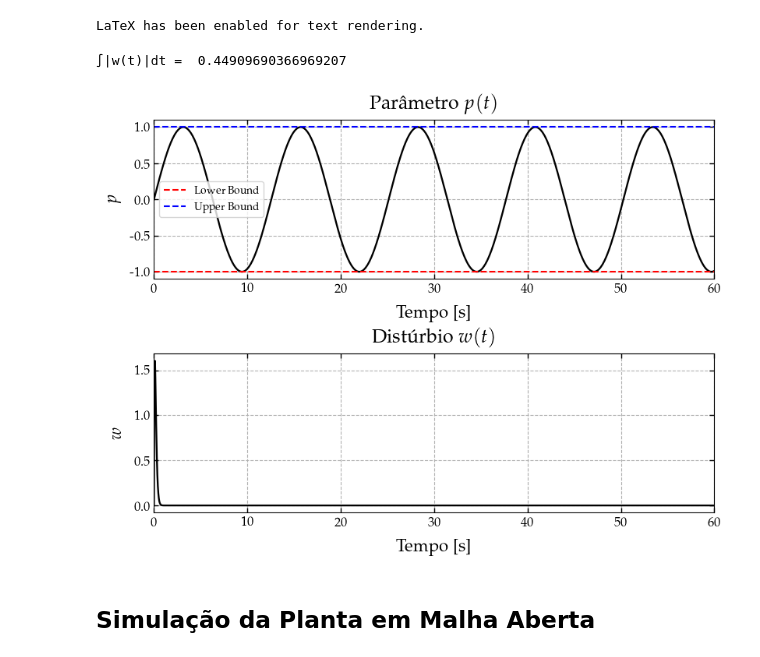
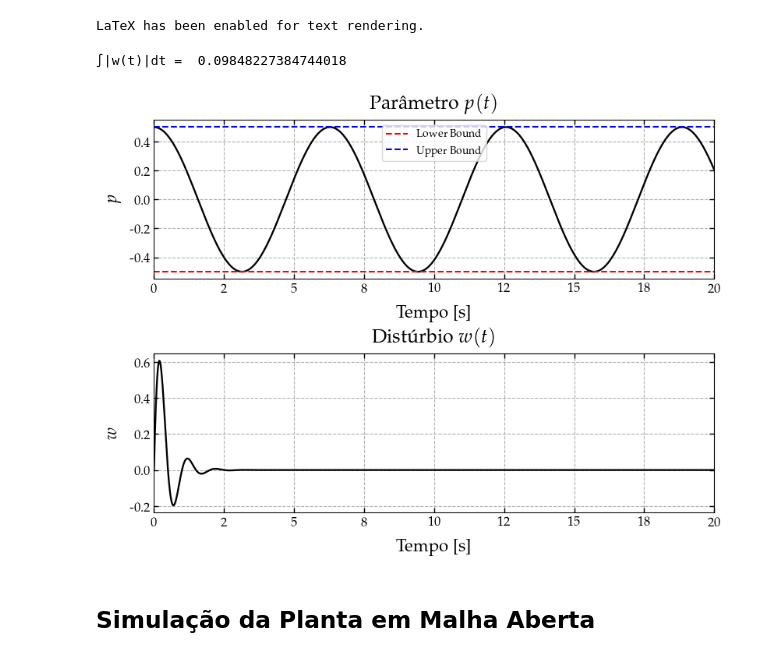
Before and after one commit to andel-vitorio/event-based-control, a Jupyter notebook: Notebooks/PETC for LPV Systems/I - DETM, Saturated and Perturbed System copy.ipynb, the cells around one changed output. Drawn from its saved outputs; the diff is of its cells as text; code cells hidden in the pictures.

Commit message:
feat: add new simulations

```diff
--- a/Notebooks/PETC for LPV Systems/I - DETM, Saturated and Perturbed System copy.ipynb
+++ b/Notebooks/PETC for LPV Systems/I - DETM, Saturated and Perturbed System copy.ipynb
@@ -69,10 +69,10 @@ LaTeX has been enabled for text rendering.
 
 
 simulation_step = 1e-4
-simulation_time = 60.0
+simulation_time = 20
 timepts = np.arange(0, simulation_time + simulation_step, simulation_step)
 
-sys = nm.StateSpaceSystem("Systems Datas.json", "Hooshmandi2020",
+sys = nm.StateSpaceSystem("Systems Datas.json", "Abdullah2009",
                     simulation_time=simulation_time)
 system_labels = sys.get_labels()
 
@@ -141,36 +141,36 @@ if not any(param_deps.values()) and not any(dist_deps.values()):
       y_formatted, y_unit_label, y_decimal_places = nm.format_magnitudes(
           series, unit=label_data['unit'], use_prefixes=True, n_divs=5
       )
 
       ax = axs[key]
 
       gph.plot(
         axs[key], t_formatted, y_formatted, title=label_data['name'],
         xlabel='Tempo' + t_unit_label,
         ylabel=label_data['symbol'] + y_unit_label, label='',
         plot_cfg={**cfg,
           'axis': {**cfg['axis'],'x_digits': t_decimal_places,
                     'y_digits': y_decimal_places},
           'limits': { **cfg['limits'], **axis_limits },
         }
       )
 
       # Adiciona barras horizontais só para parâmetros (section == "parameters")
       if section == "parameters":
         # Os limites são obtidos pelo índice '1' do seu JSON
-        bounds = rho_bounds.get('1', None)
+        bounds = rho_bounds.get(f'{i+1}', None)
         if bounds:
             ymin, ymax = bounds
             ax.axhline(y=ymin, color='red', linestyle='--', linewidth=1.5, label='Lower Bound')
             ax.axhline(y=ymax, color='blue', linestyle='--', linewidth=1.5, label='Upper Bound')
 
         # Adiciona legenda para as linhas de limite (opcional)
         ax.legend()
 else:
     print("Parâmetros dependem dos estados — gráficos não serão gerados antes da simulação.")
 # %% [output]
-∫|w(t)|dt =  0.44909690366969207
+∫|w(t)|dt =  0.09848227384744018
-[figure, old version]
+[figure, new version]
 # %%
 import numpy as np
 
```
Also changed, not shown: parts of 9 cells of this notebook, 3 other files.
